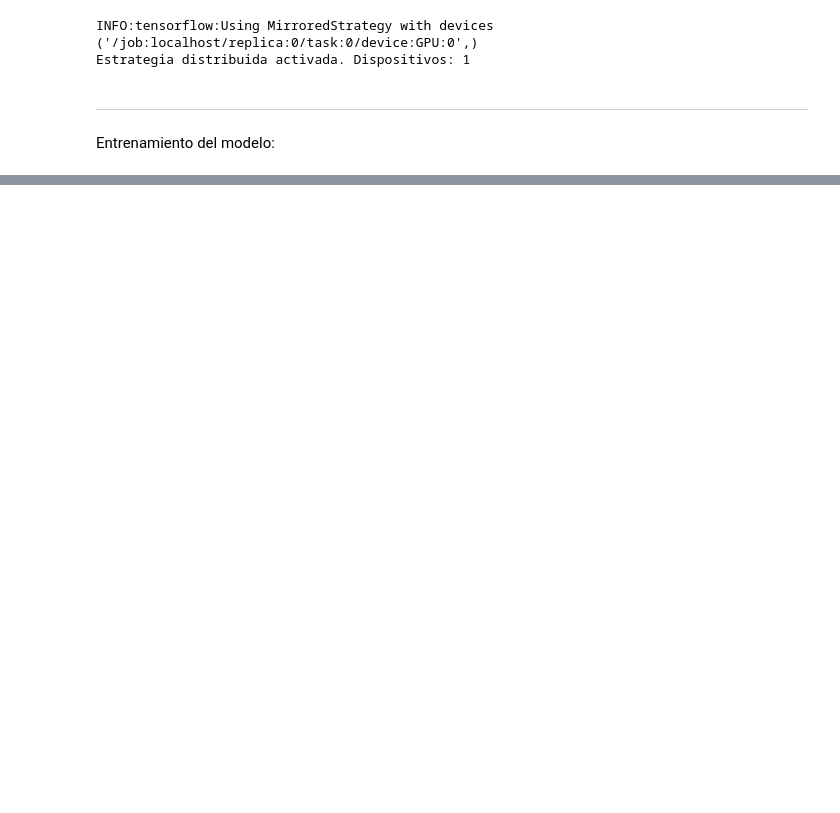
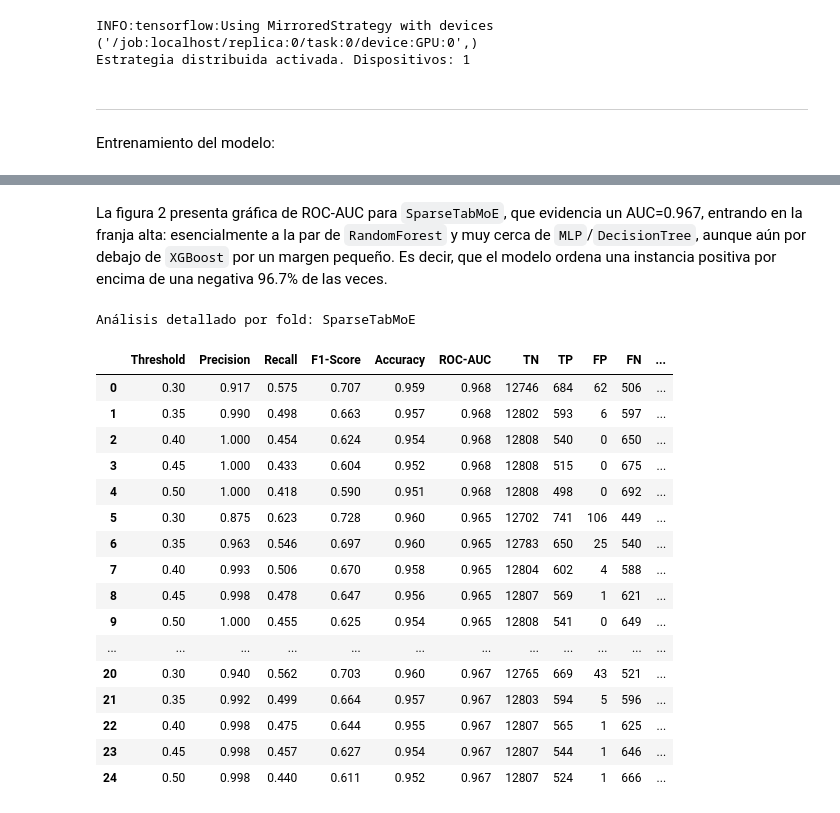
Before and after one commit to tuliorozco/applied-statistics, a Jupyter notebook: docs/c03_proyectoFinal/diabetes_classifier_model.ipynb, the cells around one changed output, grey strips where cells are left out. Drawn from its saved outputs; the diff is of its cells as text; code cells hidden in the pictures; blank space fills up the shorter version.

```diff
--- a/docs/c03_proyectoFinal/diabetes_classifier_model.ipynb
+++ b/docs/c03_proyectoFinal/diabetes_classifier_model.ipynb
@@ -497,0 +534,24 @@ INFO:tensorflow:Reduce to /job:localhost/replica:0/task:0/device:CPU:0 then broa
+# %% [markdown]
+La figura 2 presenta gráfica de ROC-AUC para `SparseTabMoE`, que evidencia un AUC=0.967, entrando en la franja alta: esencialmente a la par de `RandomForest` y muy cerca de `MLP`/`DecisionTree`, aunque aún por debajo de `XGBoost` por un margen pequeño. Es decir, que el modelo ordena una instancia positiva por encima de una negativa 96.7% de las veces.
+# %%
+print("\nAnálisis detallado por fold: SparseTabMoE")
+cv_results
+# %% [output]
+Análisis detallado por fold: SparseTabMoE
+|  | Threshold | Precision | Recall | F1-Score | Accuracy | ROC-AUC | TN | TP | FP | FN | ... |
+| 0 | 0.30 | 0.917 | 0.575 | 0.707 | 0.959 | 0.968 | 12746 | 684 | 62 | 506 | ... |
+| 1 | 0.35 | 0.990 | 0.498 | 0.663 | 0.957 | 0.968 | 12802 | 593 | 6 | 597 | ... |
+| 2 | 0.40 | 1.000 | 0.454 | 0.624 | 0.954 | 0.968 | 12808 | 540 | 0 | 650 | ... |
+| 3 | 0.45 | 1.000 | 0.433 | 0.604 | 0.952 | 0.968 | 12808 | 515 | 0 | 675 | ... |
+| 4 | 0.50 | 1.000 | 0.418 | 0.590 | 0.951 | 0.968 | 12808 | 498 | 0 | 692 | ... |
+| 5 | 0.30 | 0.875 | 0.623 | 0.728 | 0.960 | 0.965 | 12702 | 741 | 106 | 449 | ... |
+| 6 | 0.35 | 0.963 | 0.546 | 0.697 | 0.960 | 0.965 | 12783 | 650 | 25 | 540 | ... |
+| 7 | 0.40 | 0.993 | 0.506 | 0.670 | 0.958 | 0.965 | 12804 | 602 | 4 | 588 | ... |
+| 8 | 0.45 | 0.998 | 0.478 | 0.647 | 0.956 | 0.965 | 12807 | 569 | 1 | 621 | ... |
+| 9 | 0.50 | 1.000 | 0.455 | 0.625 | 0.954 | 0.965 | 12808 | 541 | 0 | 649 | ... |
+| ... | ... | ... | ... | ... | ... | ... | ... | ... | ... | ... | ... |
+| 20 | 0.30 | 0.940 | 0.562 | 0.703 | 0.960 | 0.967 | 12765 | 669 | 43 | 521 | ... |
+| 21 | 0.35 | 0.992 | 0.499 | 0.664 | 0.957 | 0.967 | 12803 | 594 | 5 | 596 | ... |
+| 22 | 0.40 | 0.998 | 0.475 | 0.644 | 0.955 | 0.967 | 12807 | 565 | 1 | 625 | ... |
+| 23 | 0.45 | 0.998 | 0.457 | 0.627 | 0.954 | 0.967 | 12807 | 544 | 1 | 646 | ... |
+| 24 | 0.50 | 0.998 | 0.440 | 0.611 | 0.952 | 0.967 | 12807 | 524 | 1 | 666 | ... |
```
Also changed, not shown: parts of 51 cells of this notebook, 34 other files.
